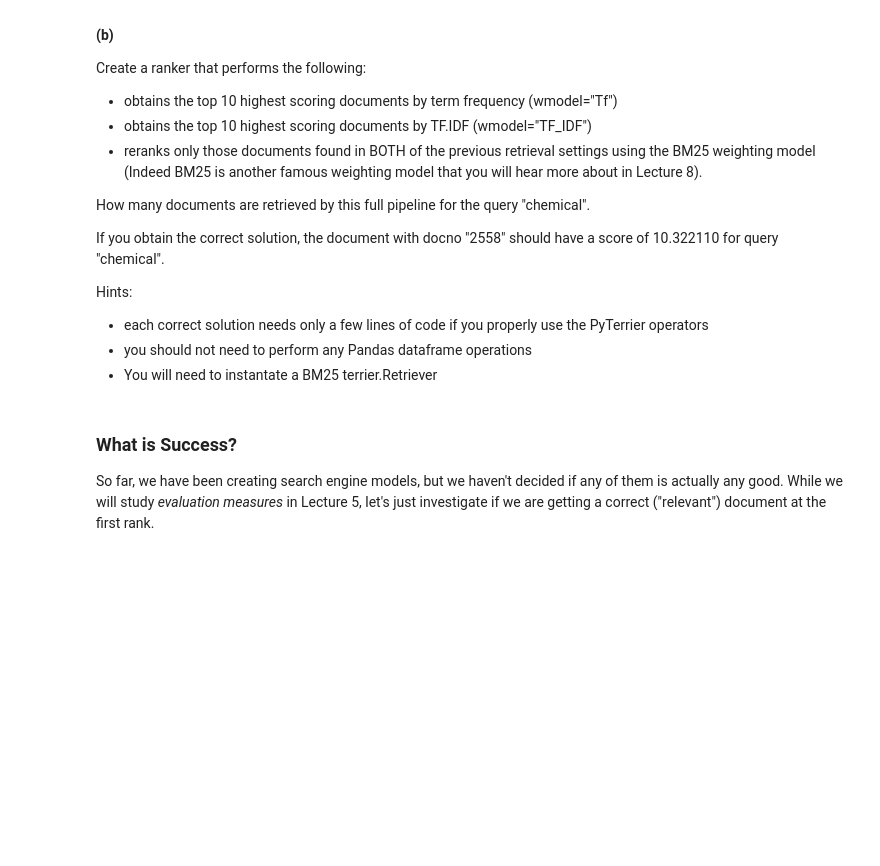
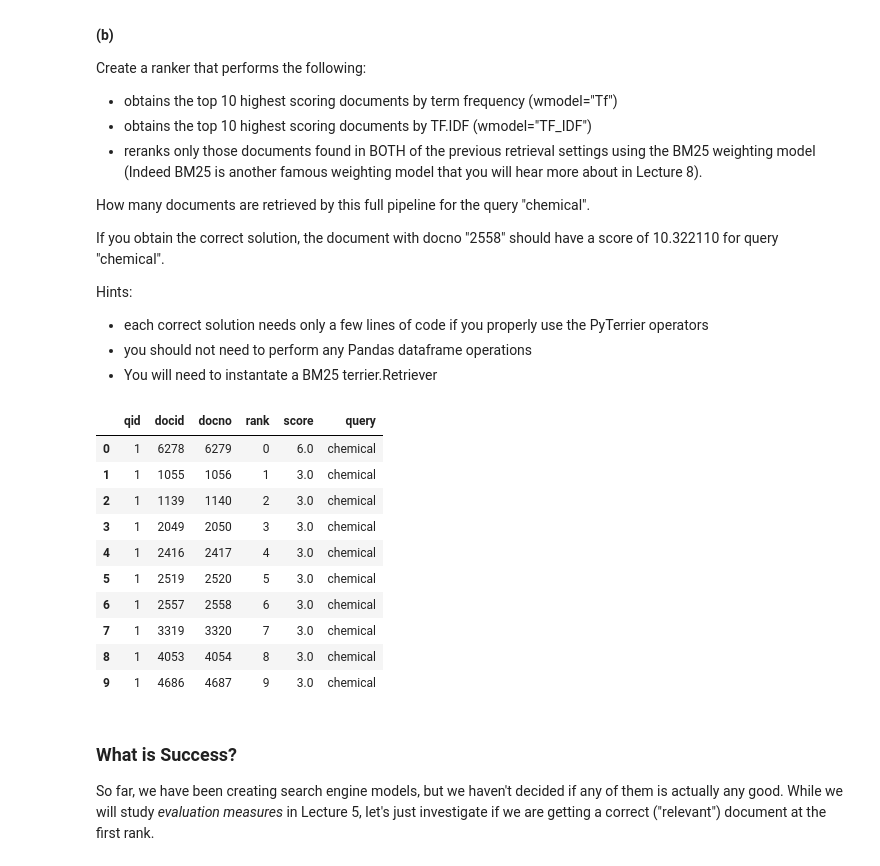
Before and after one commit to ayush-96/msc-data-science, a Jupyter notebook: information_retrieval/Information_Retrieval_(H_M)_2025_Lab_1_TEMPLATE.ipynb, the cells around one changed output. Drawn from its saved outputs; the diff is of its cells as text; code cells hidden in the pictures; blank space fills up the shorter version.

```diff
--- a/information_retrieval/Information_Retrieval_(H_M)_2025_Lab_1_TEMPLATE.ipynb
+++ b/information_retrieval/Information_Retrieval_(H_M)_2025_Lab_1_TEMPLATE.ipynb
@@ -358,3 +647,21 @@ Hints:
+# %%
+tf = pt.terrier.Retriever(index, wmodel="Tf")
+tfidf = pt.terrier.Retriever(index, wmodel="TF_IDF")
+
+pipeline2 = 3*tf % 10
+pipeline2.search("chemical")
+# %% [output]
+|  | qid | docid | docno | rank | score | query |
+| 0 | 1 | 6278 | 6279 | 0 | 6.0 | chemical |
+| 1 | 1 | 1055 | 1056 | 1 | 3.0 | chemical |
+| 2 | 1 | 1139 | 1140 | 2 | 3.0 | chemical |
+| 3 | 1 | 2049 | 2050 | 3 | 3.0 | chemical |
+| 4 | 1 | 2416 | 2417 | 4 | 3.0 | chemical |
+| 5 | 1 | 2519 | 2520 | 5 | 3.0 | chemical |
+| 6 | 1 | 2557 | 2558 | 6 | 3.0 | chemical |
+| 7 | 1 | 3319 | 3320 | 7 | 3.0 | chemical |
+| 8 | 1 | 4053 | 4054 | 8 | 3.0 | chemical |
+| 9 | 1 | 4686 | 4687 | 9 | 3.0 | chemical |
 # %% [markdown]
 ### What is Success?
 
```
Also changed, not shown: parts of 31 cells of this notebook.
